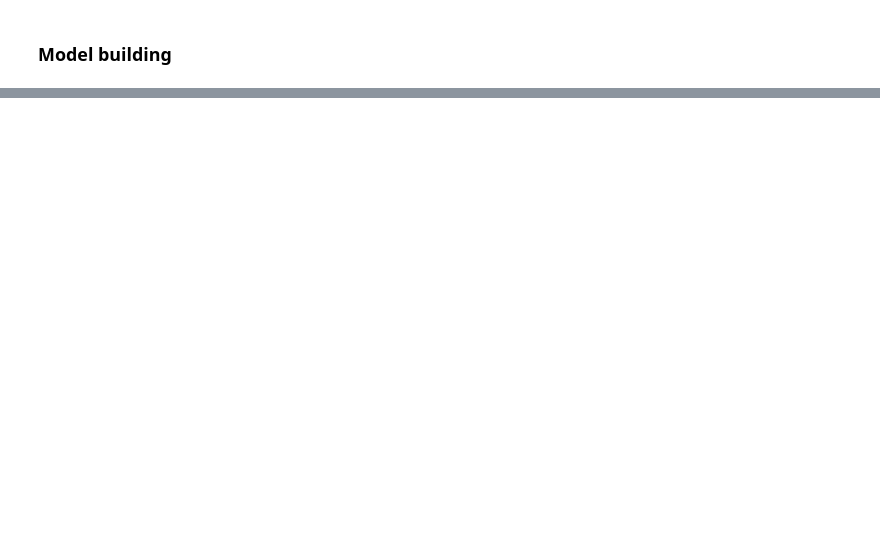
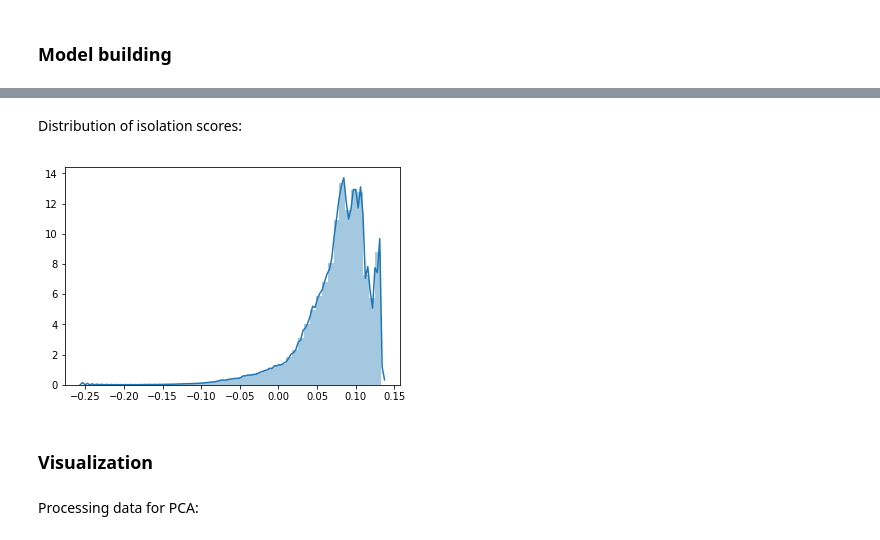
Before and after one commit to UVA-DSI-2019-Capstones/UVACyber, a Jupyter notebook: karan/day03.ipynb, the cells around one changed output, grey strips where cells are left out. Drawn from its saved outputs; the diff is of its cells as text; code cells hidden in the pictures; blank space fills up the shorter version.

Commit message:
isolation forest results

```diff
--- a/karan/day03.ipynb
+++ b/karan/day03.ipynb
@@ -123,6 +124,16 @@ data.head(50)
 # %% [markdown]
 ### Model building
+# %%
+# checking distribution of one day's data
+sample_size = 10000000
+
+# taking a representative sample
+data = data.sample(n = sample_size)
 # %%
 # isolation forest model
-clf = IsolationForest(n_estimators = 100, max_samples = 100000)
-isolation_scores = clf.fit_predict(data)
+clf = IsolationForest(n_estimators = 100, max_samples = 100000, contamination = 0.01)
+clf.fit(data)
+predictions = clf.predict(data)
+
+# raw scores
+isolation_scores = clf.decision_function(data)
@@ -130,0 +146,10 @@ isolation_scores = clf.fit_predict(data)
+# %% [markdown]
+Distribution of isolation scores:
+# %%
+plot = sns.distplot(isolation_scores)
+# %% [output]
+[figure, added]
+# %% [markdown]
+### Visualization
+# %% [markdown]
+Processing data for PCA:
```
Also changed, not shown: parts of 12 cells of this notebook.
